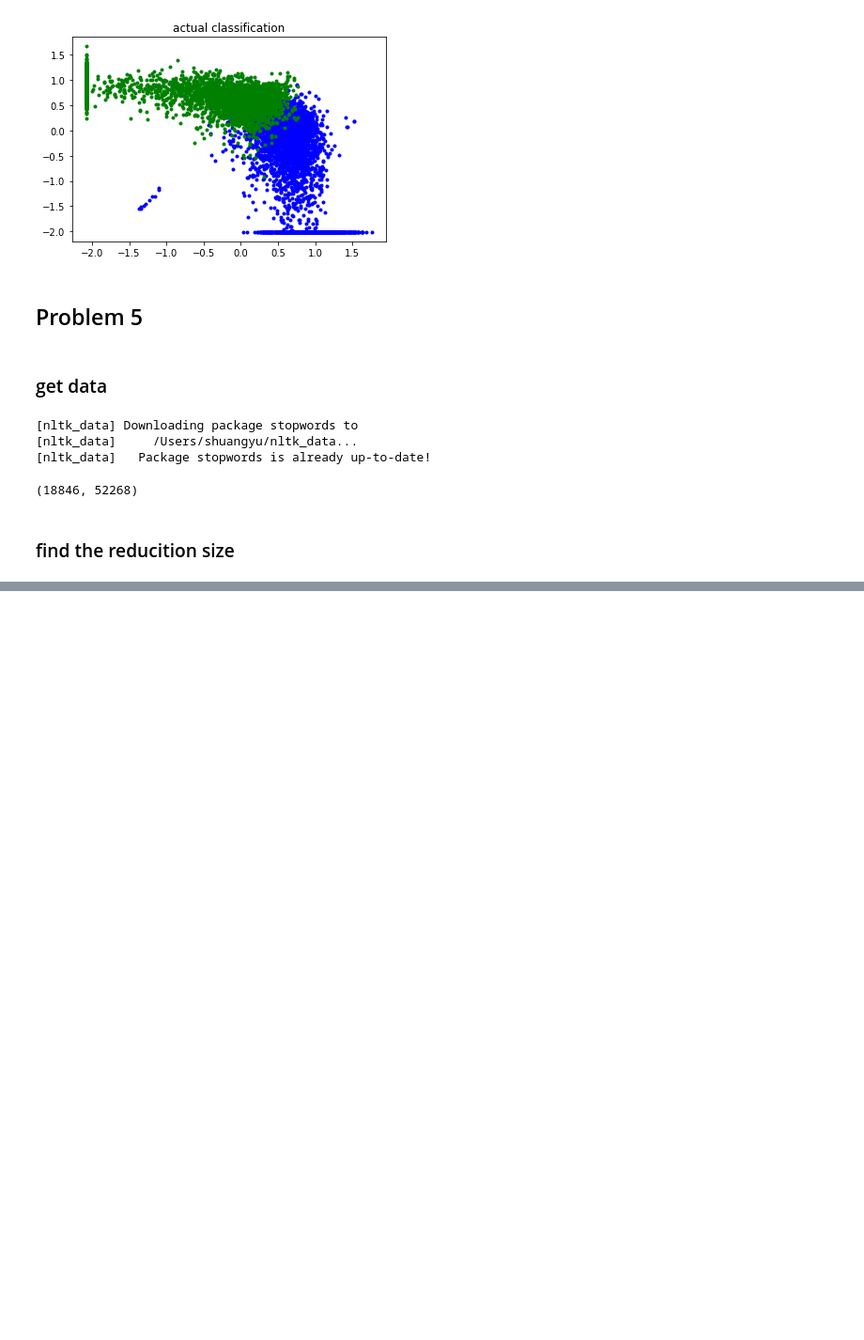
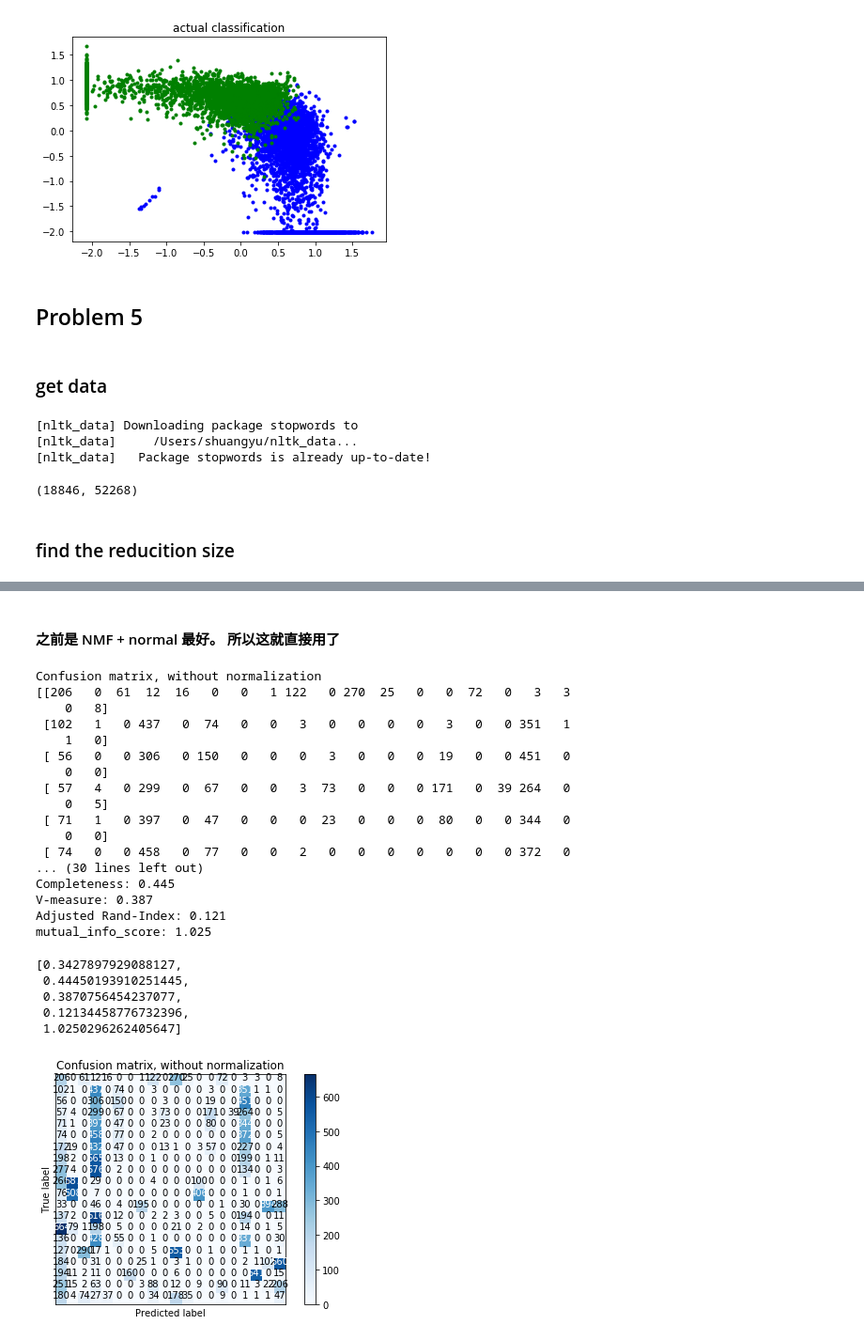
Before and after one commit to wppply/ECE219_projects, a Jupyter notebook: project_2/Project2.ipynb, the cells around one changed output, grey strips where cells are left out. Shown at 94% size. Saved outputs shown, nothing was run; the diff lists cells and outputs as text; code cells hidden in the pictures; blank space fills up the shorter version.

```diff
--- a/project_2/Project2.ipynb
+++ b/project_2/Project2.ipynb
@@ -527,0 +534,45 @@ plt.ylabel('scores')
+# %% [markdown]
+#### 之前是 NMF + normal 最好。 所以这就直接用了
+# %%
+# best reduction is about 8
+
+nmf = NMF(n_components=8, init='random', random_state=42)
+Best_20_NMF = nmf.fit_transform(X_20_tfidf)
+
+scaler = StandardScaler(copy=True, with_mean=True, with_std=True)
+Best_20_NMF_N = scaler.fit_transform(Best_20_NMF)
+
+km_20_NMF_N = KMeans(n_clusters=20, init='k-means++')
+km_20_NMF_N.fit(Best_20_NMF_N)
+
+labels = twenty_data.target
+classes = twenty_data.target_names
+
+cnf_matrix = metrics.confusion_matrix(labels, km_20_NMF_N.labels_)
+utils.plot_confusion_matrix(cnf_matrix,classes=[],
+              title='Confusion matrix, without normalization')
+utils.cluster_score(labels,km_20_NMF_N.labels_,p = True)
+# %% [output]
+Confusion matrix, without normalization
+[[206   0  61  12  16   0   0   1 122   0 270  25   0   0  72   0   3   3
+    0   8]
+ [102   1   0 437   0  74   0   0   3   0   0   0   0   3   0   0 351   1
+    1   0]
+ [ 56   0   0 306   0 150   0   0   0   3   0   0   0  19   0   0 451   0
+    0   0]
+ [ 57   4   0 299   0  67   0   0   3  73   0   0   0 171   0  39 264   0
+    0   5]
+ [ 71   1   0 397   0  47   0   0   0  23   0   0   0  80   0   0 344   0
+    0   0]
+ [ 74   0   0 458   0  77   0   0   2   0   0   0   0   0   0   0 372   0
+... (30 lines left out)
+Completeness: 0.445
+V-measure: 0.387
+Adjusted Rand-Index: 0.121
+mutual_info_score: 1.025
+[0.3427897929088127,
+ 0.44450193910251445,
+ 0.3870756454237077,
+ 0.12134458776732396,
+ 1.0250296262405647]
+[figure, added]
```
Also changed, not shown: parts of 9 cells of this notebook.
